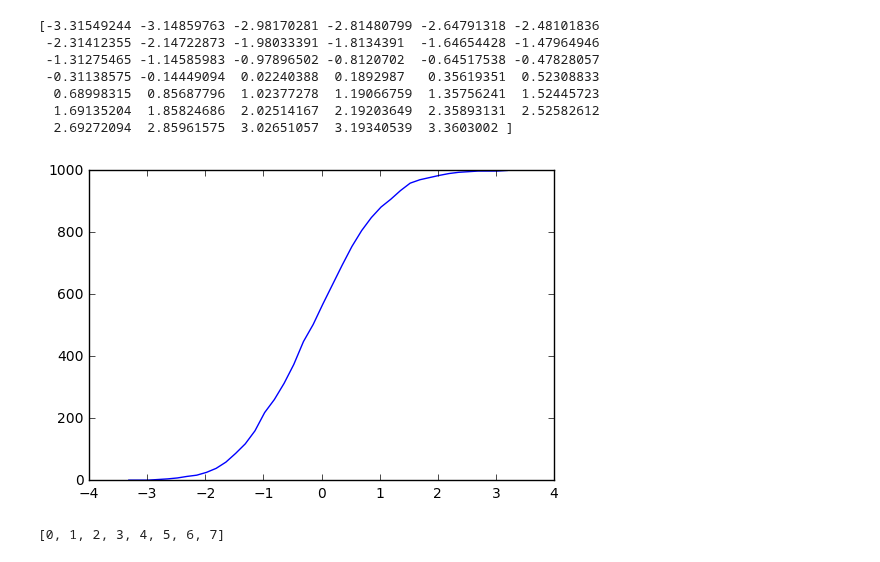
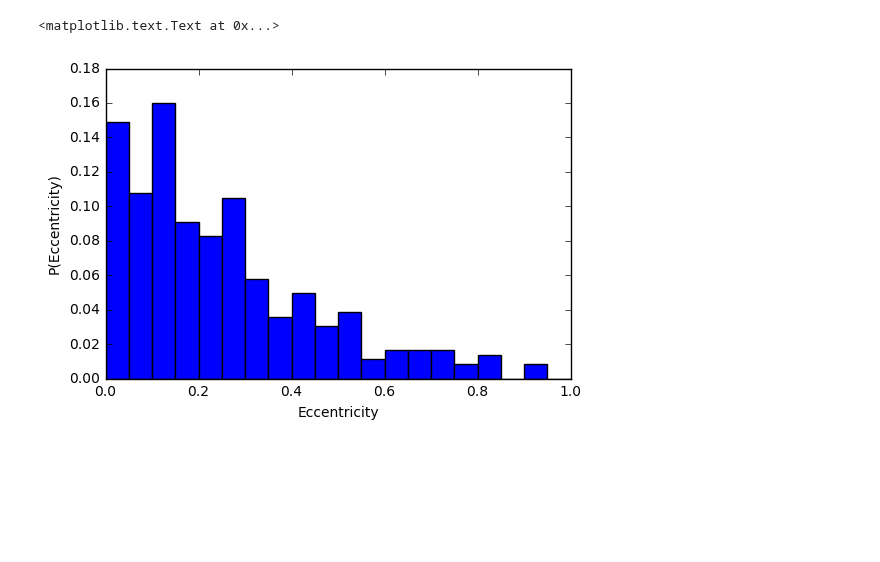
Before and after one commit to dm1681/Merging_Perts, a Jupyter notebook: Research/Merging_Perts/EccHist_CumDistFunc.ipynb, the cells around one changed output. Saved outputs shown, nothing was run; the diff lists cells and outputs as text; code cells hidden in the pictures; blank space fills up the shorter version.

Commit message:
Added Histogram, CDF, and sanity check

```diff
--- a/Research/Merging_Perts/EccHist_CumDistFunc.ipynb
+++ b/Research/Merging_Perts/EccHist_CumDistFunc.ipynb
@@ -18,22 +1,24 @@ ax.hist(data,bins=np.arange(min(data),max(data)+binwidth,binwidth), weights=np.z
-# %%
-data = np.random.randn(1000) # Creates random normal distribution. Change to np.random.randint() for above.
-
-values, base = np.histogram(data, bins = 40)
-cumulative = np.cumsum(values)
-#cumulative = cumulative/10 # Quick fix to change to percentages.
-plt.plot(base[:-1], cumulative, c='blue')
-print (base)
-# %% [output]
-[-3.31549244 -3.14859763 -2.98170281 -2.81480799 -2.64791318 -2.48101836
- -2.31412355 -2.14722873 -1.98033391 -1.8134391  -1.64654428 -1.47964946
- -1.31275465 -1.14585983 -0.97896502 -0.8120702  -0.64517538 -0.47828057
- -0.31138575 -0.14449094  0.02240388  0.1892987   0.35619351  0.52308833
-  0.68998315  0.85687796  1.02377278  1.19066759  1.35756241  1.52445723
-  1.69135204  1.85824686  2.02514167  2.19203649  2.35893131  2.52582612
-  2.69272094  2.85961575  3.02651057  3.19340539  3.3603002 ]
-[figure, removed]
-# %%
-test = [0,1,2,3,4,5,6,7,8,9]
-print (test[:-2])
-# %% [output]
-[0, 1, 2, 3, 4, 5, 6, 7]
+# %%
+from astropy.table import QTable
+import numpy as np
+import matplotlib.pyplot as plt
+%matplotlib inline
+
+# change the data for the kepler data, and graphs below
+data = QTable.read('probecc_comma.dat',format='ascii.no_header')
+
+
+data.rename_column('col1','ecc')
+data.rename_column('col2','% in bin')
+data.rename_column('col3','cum %')
+
+ecc_inbin = data['% in bin']
+cum=data['cum %']
+binwidth = 0.05
+fig,ax=plt.subplots(1,1)
+bar = ax.bar(data['ecc'],ecc_inbin,width=0.05)
+ax.set_xlabel('Eccentricity')
+ax.set_ylabel('P(Eccentricity)')
+# %% [output]
+<matplotlib.text.Text at 0x...>
+[figure, added]
```
Also changed, not shown: parts of 3 cells of this notebook.
